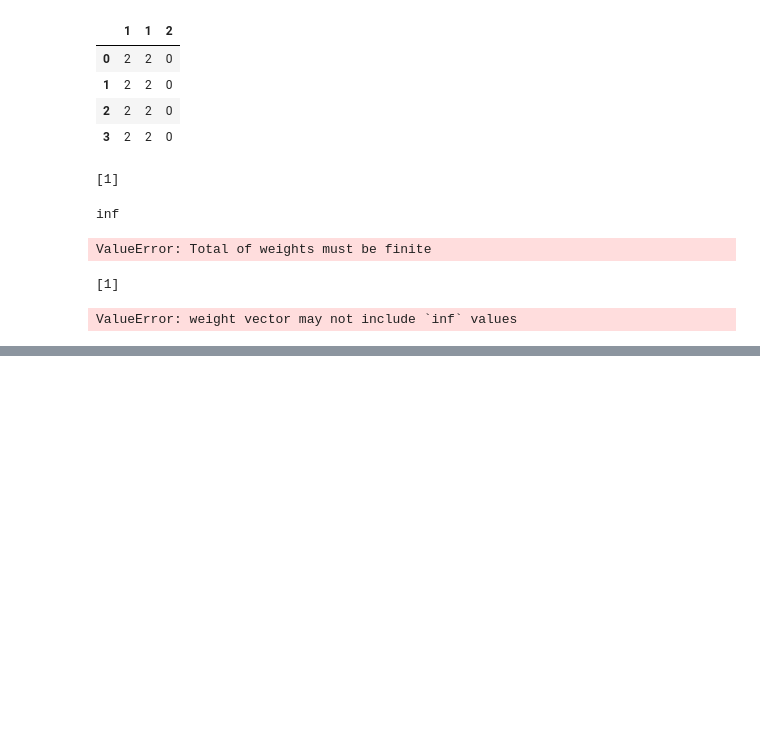
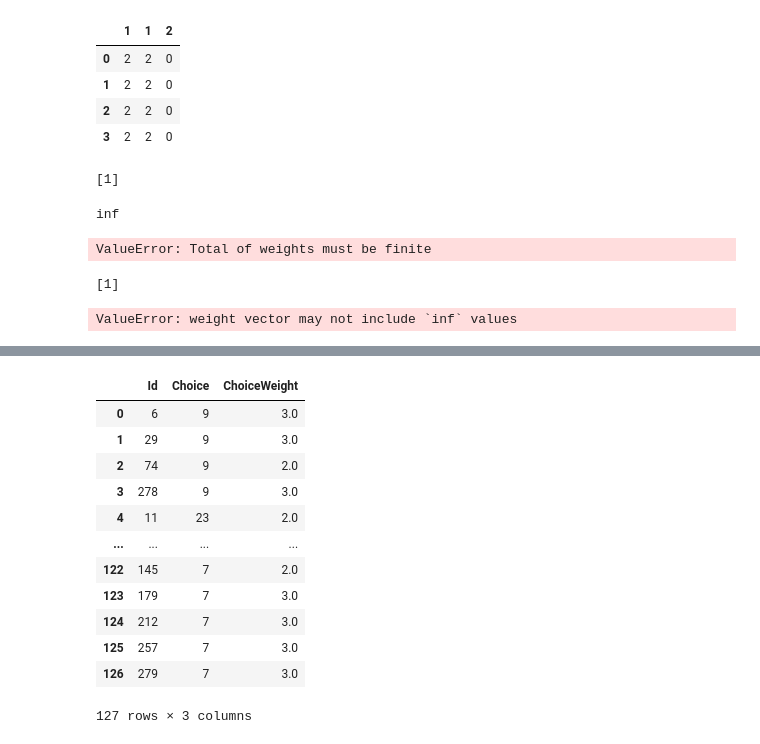
Before and after one commit to RadoTheProgrammer/TM-code, a Jupyter notebook: sandbox.ipynb, the cells around one changed output, grey strips where cells are left out. Drawn from its saved outputs; the diff is of its cells as text; code cells hidden in the pictures; blank space fills up the shorter version.

```diff
--- a/sandbox.ipynb
+++ b/sandbox.ipynb
@@ -281,0 +306,16 @@ ValueError: weight vector may not include `inf` values
+# %%
+df
+# %% [output]
+|  | Id | Choice | ChoiceWeight |
+| 0 | 6 | 9 | 3.0 |
+| 1 | 29 | 9 | 3.0 |
+| 2 | 74 | 9 | 2.0 |
+| 3 | 278 | 9 | 3.0 |
+| 4 | 11 | 23 | 2.0 |
+| ... | ... | ... | ... |
+| 122 | 145 | 7 | 2.0 |
+| 123 | 179 | 7 | 3.0 |
+| 124 | 212 | 7 | 3.0 |
+| 125 | 257 | 7 | 3.0 |
+| 126 | 279 | 7 | 3.0 |
+127 rows × 3 columns
```
Also changed, not shown: parts of 4 cells of this notebook, 5 other files.
